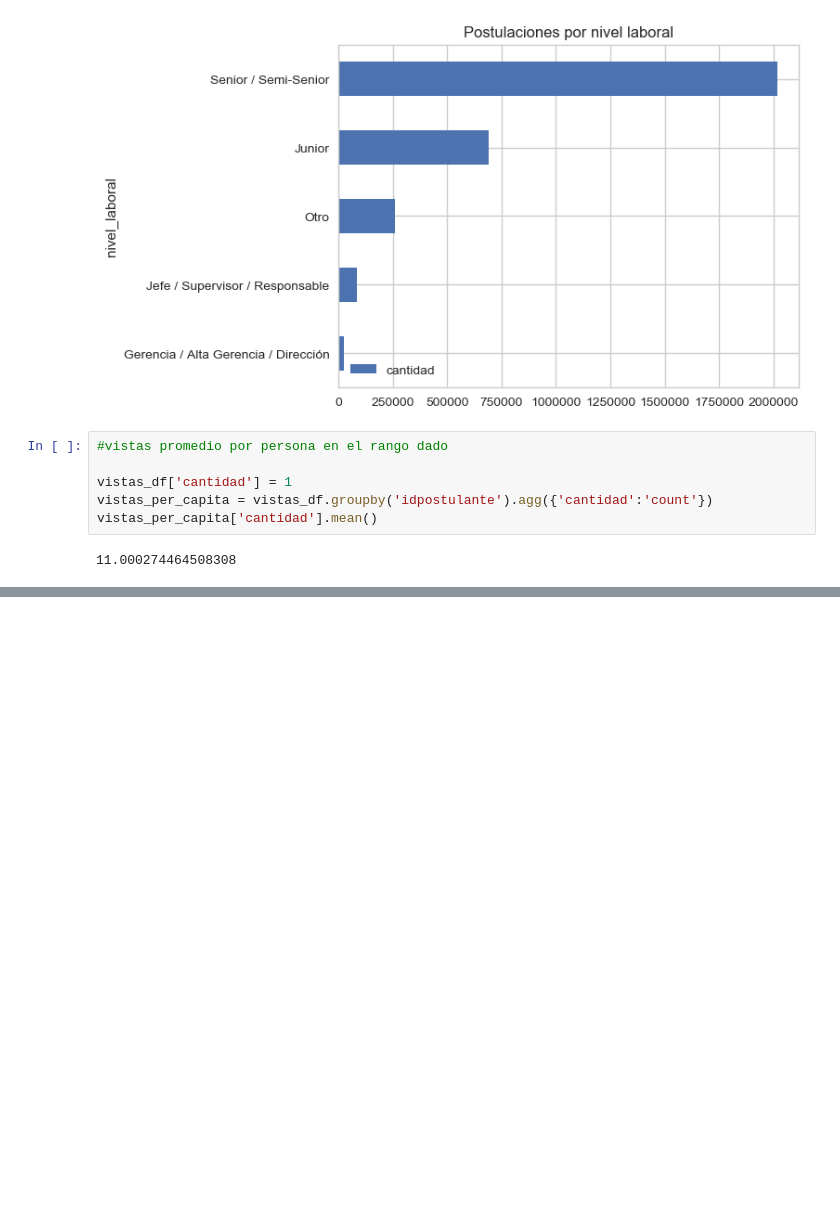
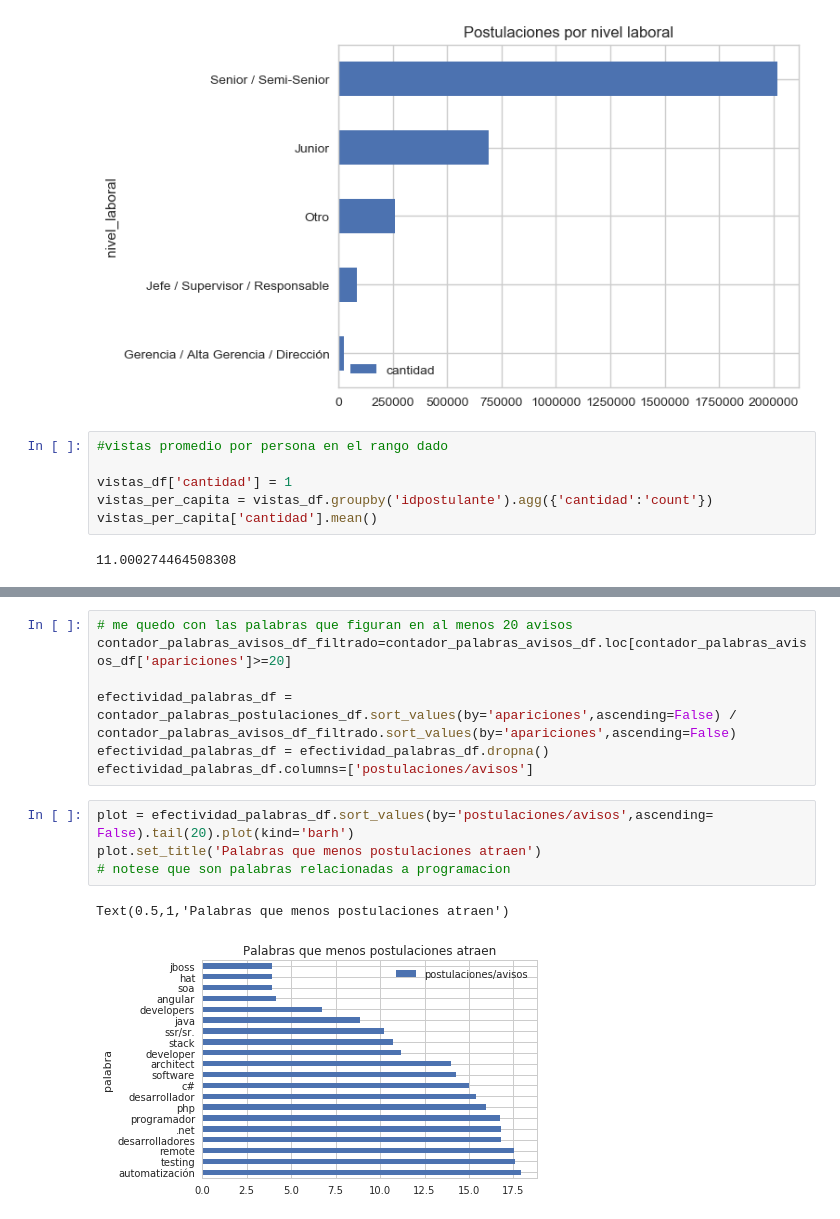
Before and after one commit to Andivisciglio/TP1-OrganizacionDeDatos-Grupo28, a Jupyter notebook: TP1.ipynb, the cells around one changed output, grey strips where cells are left out. Saved outputs shown, nothing was run; the diff lists cells and outputs as text; blank space fills up the shorter version.

Commit message:
Agregado lo de efectividad en TP1.ipynb

```diff
--- a/TP1.ipynb
+++ b/TP1.ipynb
@@ -542,0 +576,14 @@ vistas_per_capita['cantidad'].mean()
+# %%
+# me quedo con las palabras que figuran en al menos 20 avisos
+contador_palabras_avisos_df_filtrado=contador_palabras_avisos_df.loc[contador_palabras_avisos_df['apariciones']>=20]
+
+efectividad_palabras_df = contador_palabras_postulaciones_df.sort_values(by='apariciones',ascending=False) / contador_palabras_avisos_df_filtrado.sort_values(by='apariciones',ascending=False)
+efectividad_palabras_df = efectividad_palabras_df.dropna()
+efectividad_palabras_df.columns=['postulaciones/avisos']
+# %%
+plot = efectividad_palabras_df.sort_values(by='postulaciones/avisos',ascending= False).tail(20).plot(kind='barh')
+plot.set_title('Palabras que menos postulaciones atraen')
+# notese que son palabras relacionadas a programacion
+# %% [output]
+Text(0.5,1,'Palabras que menos postulaciones atraen')
+[figure, added]
```
Also changed, not shown: parts of 5 cells of this notebook, 1 other file.
